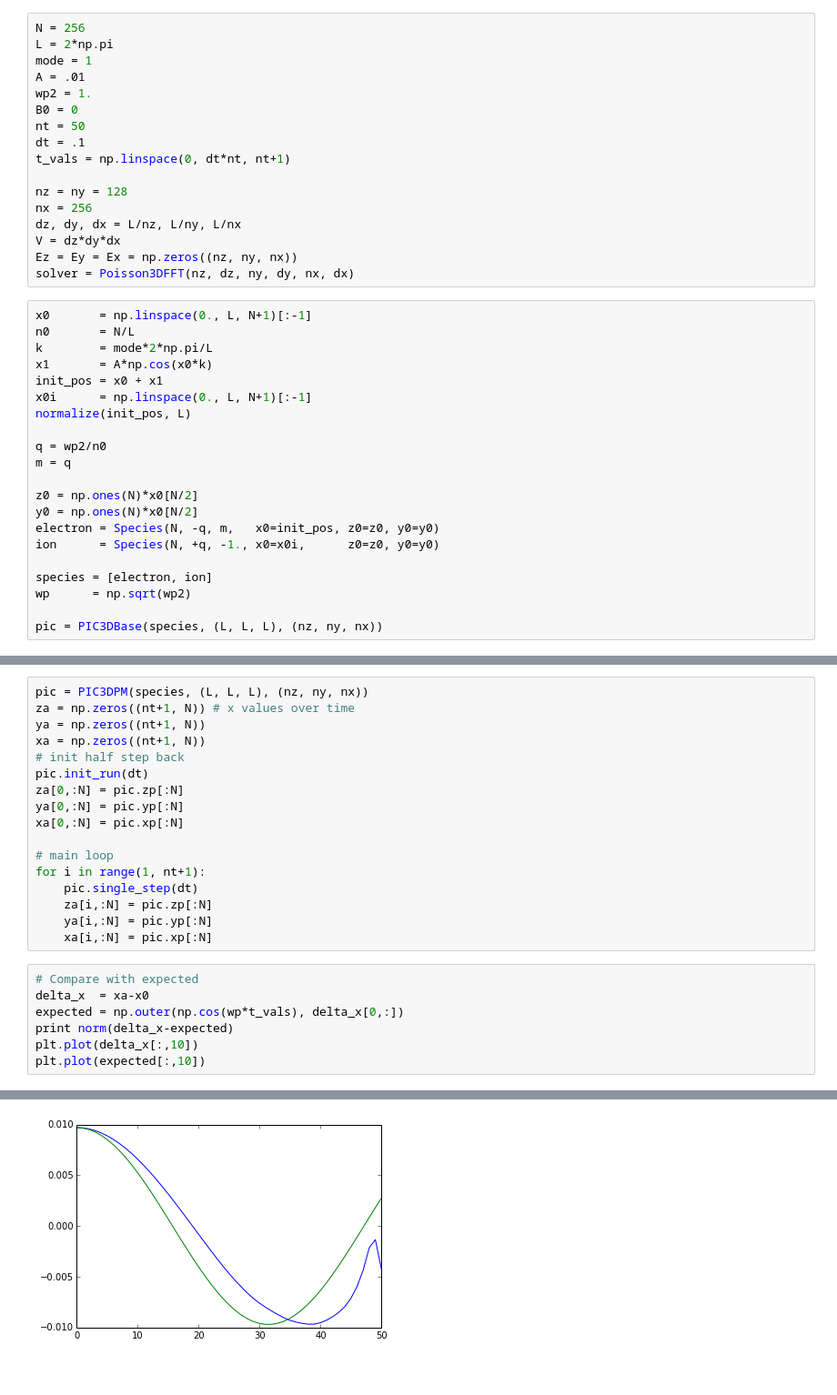
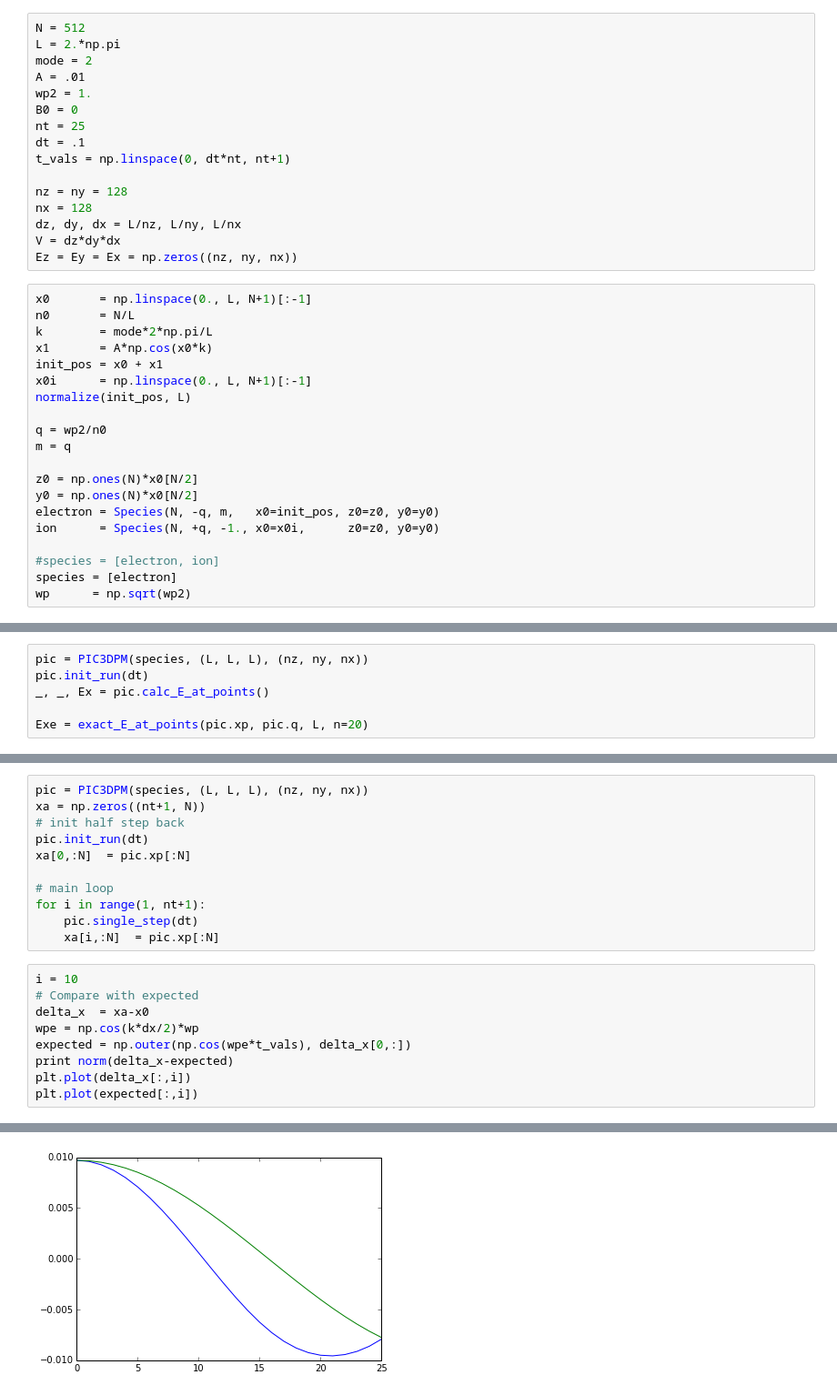
Before and after one commit to dreamer2368/py3d3v, a Jupyter notebook: py3d3v/picbase-tests.ipynb, the cells around one changed output, grey strips where cells are left out. Shown at 91% size. Cells and saved outputs as stored; diff of their text form.

Commit message:
Playing with exact solution

```diff
--- a/py3d3v/picbase-tests.ipynb
+++ b/py3d3v/picbase-tests.ipynb
@@ -9,22 +14,21 @@ from interp import *
 from solvers import *
 norm = lambda x: np.max(np.abs(x))
 # %%
-N = 256
-L = 2*np.pi
-mode = 1
+N = 512
+L = 2.*np.pi
+mode = 2
 A = .01
 wp2 = 1.
 B0 = 0
-nt = 50
+nt = 25
 dt = .1
 t_vals = np.linspace(0, dt*nt, nt+1)
 
 nz = ny = 128
-nx = 256
+nx = 128
 dz, dy, dx = L/nz, L/ny, L/nx
 V = dz*dy*dx
 Ez = Ey = Ex = np.zeros((nz, ny, nx))
-solver = Poisson3DFFT(nz, dz, ny, dy, nx, dx)
 # %%
 x0       = np.linspace(0., L, N+1)[:-1]
 n0       = N/L
@@ -42,7 +46,6 @@ y0 = np.ones(N)*x0[N/2]
 electron = Species(N, -q, m,   x0=init_pos, z0=z0, y0=y0)
 ion      = Species(N, +q, -1., x0=x0i,      z0=z0, y0=y0)
 
-species = [electron, ion]
+#species = [electron, ion]
+species = [electron]
 wp      = np.sqrt(wp2)
-
-pic = PIC3DBase(species, (L, L, L), (nz, ny, nx))
@@ -52,0 +91,6 @@ x0[N/2]
+# %%
+pic = PIC3DPM(species, (L, L, L), (nz, ny, nx))
+pic.init_run(dt)
+_, _, Ex = pic.calc_E_at_points()
+
+Exe = exact_E_at_points(pic.xp, pic.q, L, n=20)
@@ -53,25 +113,21 @@ x0[N/2]
 # %%
 pic = PIC3DPM(species, (L, L, L), (nz, ny, nx))
-za = np.zeros((nt+1, N)) # x values over time
-ya = np.zeros((nt+1, N))
 xa = np.zeros((nt+1, N))
 # init half step back
 pic.init_run(dt)
-za[0,:N] = pic.zp[:N]
-ya[0,:N] = pic.yp[:N]
-xa[0,:N] = pic.xp[:N]
+xa[0,:N]  = pic.xp[:N]
 
 # main loop
 for i in range(1, nt+1):
     pic.single_step(dt)
-    za[i,:N] = pic.zp[:N]
-    ya[i,:N] = pic.yp[:N]
-    xa[i,:N] = pic.xp[:N]
+    xa[i,:N]  = pic.xp[:N]
 # %%
+i = 10
 # Compare with expected
 delta_x  = xa-x0
-expected = np.outer(np.cos(wp*t_vals), delta_x[0,:])
+wpe = np.cos(k*dx/2)*wp
+expected = np.outer(np.cos(wpe*t_vals), delta_x[0,:])
 print norm(delta_x-expected)
-plt.plot(delta_x[:,10])
-plt.plot(expected[:,10])
+plt.plot(delta_x[:,i])
+plt.plot(expected[:,i])
 # %% [output]
@@ -79,2 +135,2 @@ plt.plot(expected[:,10])
 [<matplotlib.lines.Line2D at 0x...>]
-[figure, old version]
+[figure, new version]
```
Also changed, not shown: parts of 8 cells of this notebook.
